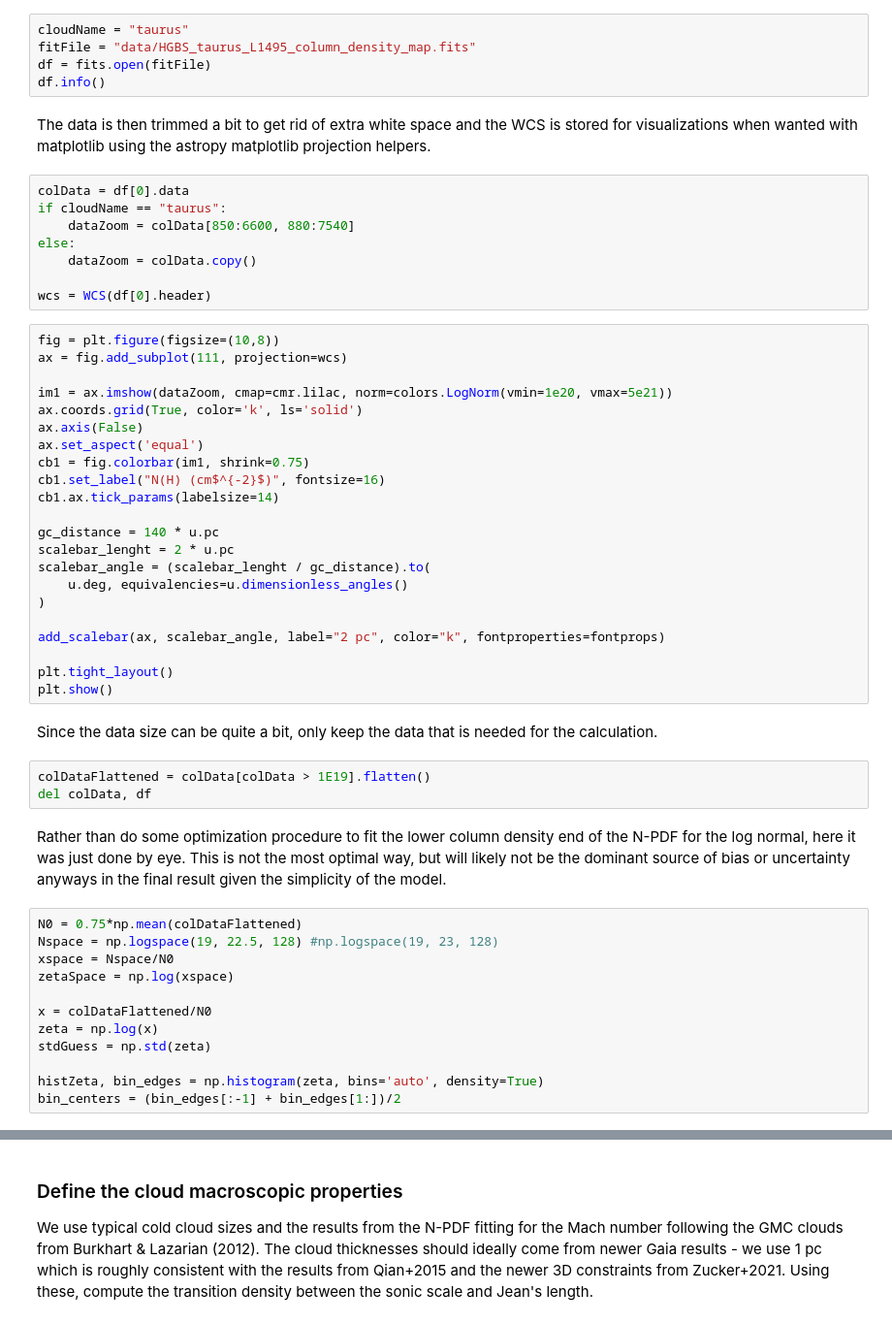
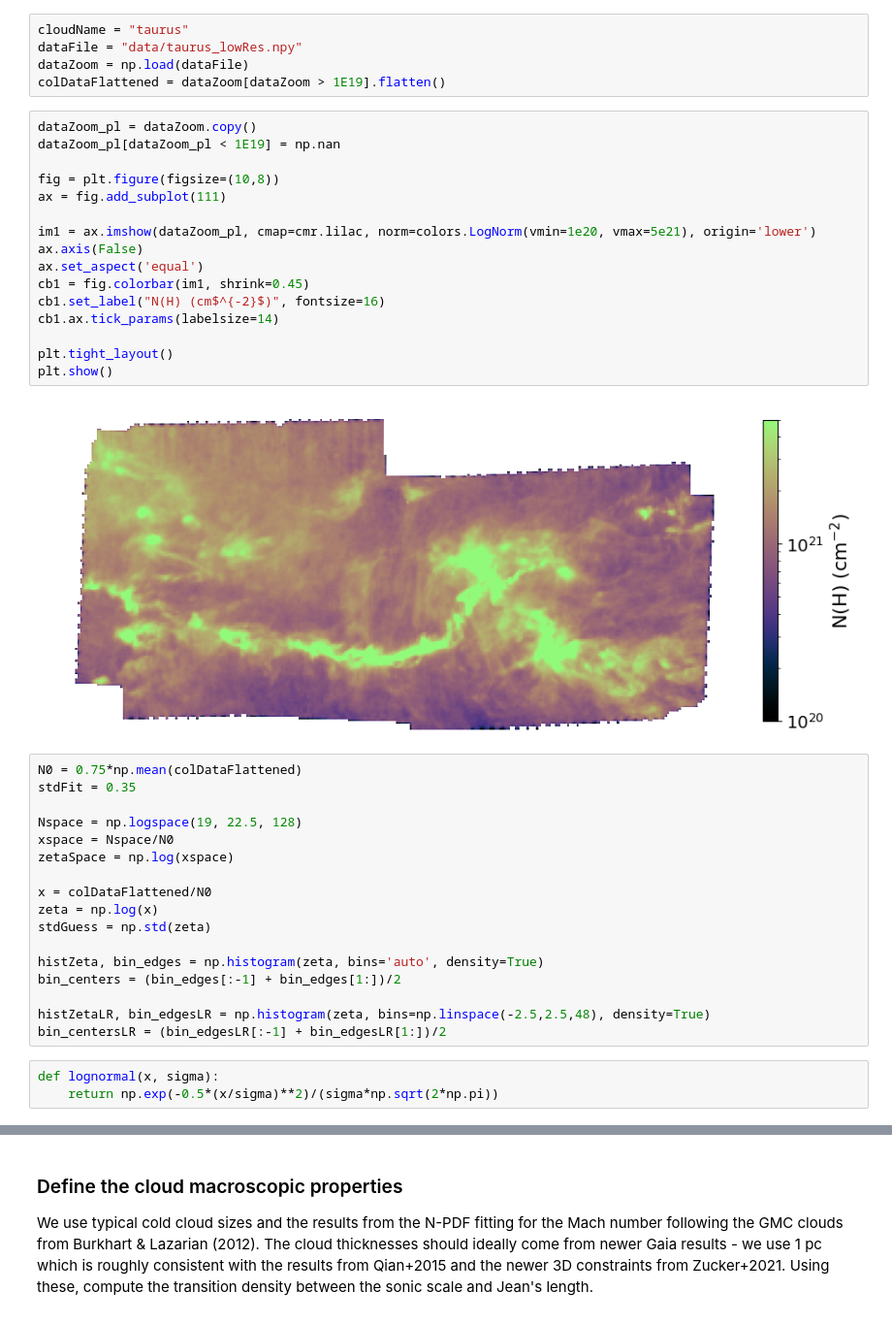
Before and after one commit to AstroBrandt/GMCDensityEstimation, a Jupyter notebook: HGBS_estimateNumberDensity.ipynb, the cells around one changed output, grey strips where cells are left out. Shown at 97% size. Cells and saved outputs as stored; diff of their text form.

Commit message:
Changing to using low-resolution data to run on laptops

```diff
--- a/HGBS_estimateNumberDensity.ipynb
+++ b/HGBS_estimateNumberDensity.ipynb
@@ -32,50 +45,31 @@ and put it into a local data directly (here assumed to be `./data/`).
-# %%
-cloudName = "taurus"
-fitFile = "data/HGBS_taurus_L1495_column_density_map.fits"
-df = fits.open(fitFile)
-df.info()
-# %% [markdown]
-The data is then trimmed a bit to get rid of extra white space and the WCS is stored for visualizations when wanted with matplotlib using the astropy matplotlib projection helpers.
-# %%
-colData = df[0].data
-if cloudName == "taurus":
-    dataZoom = colData[850:6600, 880:7540]
-else:
-    dataZoom = colData.copy()
-
-wcs = WCS(df[0].header)
+# %%
+cloudName = "taurus"
+dataFile = "data/taurus_lowRes.npy"
+dataZoom = np.load(dataFile)
+colDataFlattened = dataZoom[dataZoom > 1E19].flatten()
 # %%
+dataZoom_pl = dataZoom.copy()
+dataZoom_pl[dataZoom_pl < 1E19] = np.nan
+
 fig = plt.figure(figsize=(10,8))
-ax = fig.add_subplot(111, projection=wcs)
+ax = fig.add_subplot(111)
 
-im1 = ax.imshow(dataZoom, cmap=cmr.lilac, norm=colors.LogNorm(vmin=1e20, vmax=5e21))
-ax.coords.grid(True, color='k', ls='solid')
+im1 = ax.imshow(dataZoom_pl, cmap=cmr.lilac, norm=colors.LogNorm(vmin=1e20, vmax=5e21), origin='lower')
 ax.axis(False)
 ax.set_aspect('equal')
-cb1 = fig.colorbar(im1, shrink=0.75)
+cb1 = fig.colorbar(im1, shrink=0.45)
 cb1.set_label("N(H) (cm$^{-2}$)", fontsize=16)
 cb1.ax.tick_params(labelsize=14)
 
-gc_distance = 140 * u.pc
-scalebar_lenght = 2 * u.pc
-scalebar_angle = (scalebar_lenght / gc_distance).to(
-    u.deg, equivalencies=u.dimensionless_angles()
-)
-
-add_scalebar(ax, scalebar_angle, label="2 pc", color="k", fontproperties=fontprops)
-
 plt.tight_layout()
 plt.show()
+# %% [output]
+[figure, added]
-# %% [markdown]
-Since the data size can be quite a bit, only keep the data that is needed for the calculation.
-# %%
-colDataFlattened = colData[colData > 1E19].flatten()
-del colData, df
-# %% [markdown]
-Rather than do some optimization procedure to fit the lower column density end of the N-PDF for the log normal, here it was just done by eye. This is not the most optimal way, but will likely not be the dominant source of bias or uncertainty anyways in the final result given the simplicity of the model.
 # %%
 N0 = 0.75*np.mean(colDataFlattened)
-Nspace = np.logspace(19, 22.5, 128) #np.logspace(19, 23, 128)
+stdFit = 0.35
+
+Nspace = np.logspace(19, 22.5, 128)
 xspace = Nspace/N0
 zetaSpace = np.log(xspace)
 
@@ -85,4 +79,10 @@ stdGuess = np.std(zeta)
 
 histZeta, bin_edges = np.histogram(zeta, bins='auto', density=True)
 bin_centers = (bin_edges[:-1] + bin_edges[1:])/2
+
+histZetaLR, bin_edgesLR = np.histogram(zeta, bins=np.linspace(-2.5,2.5,48), density=True)
+bin_centersLR = (bin_edgesLR[:-1] + bin_edgesLR[1:])/2
+# %%
+def lognormal(x, sigma):
+    return np.exp(-0.5*(x/sigma)**2)/(sigma*np.sqrt(2*np.pi))
 # %%
```
Also changed, not shown: parts of 51 cells of this notebook, 5 other files.
